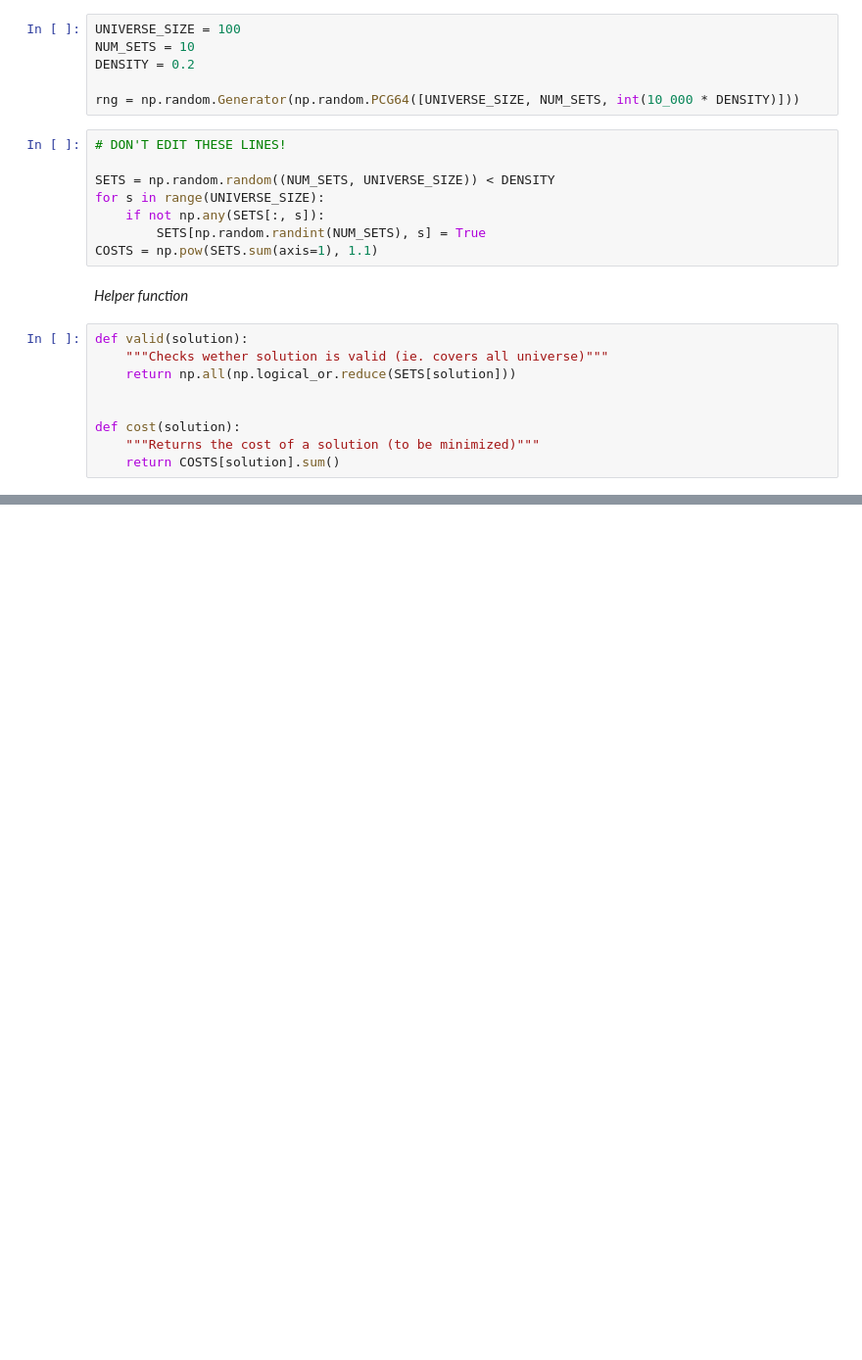
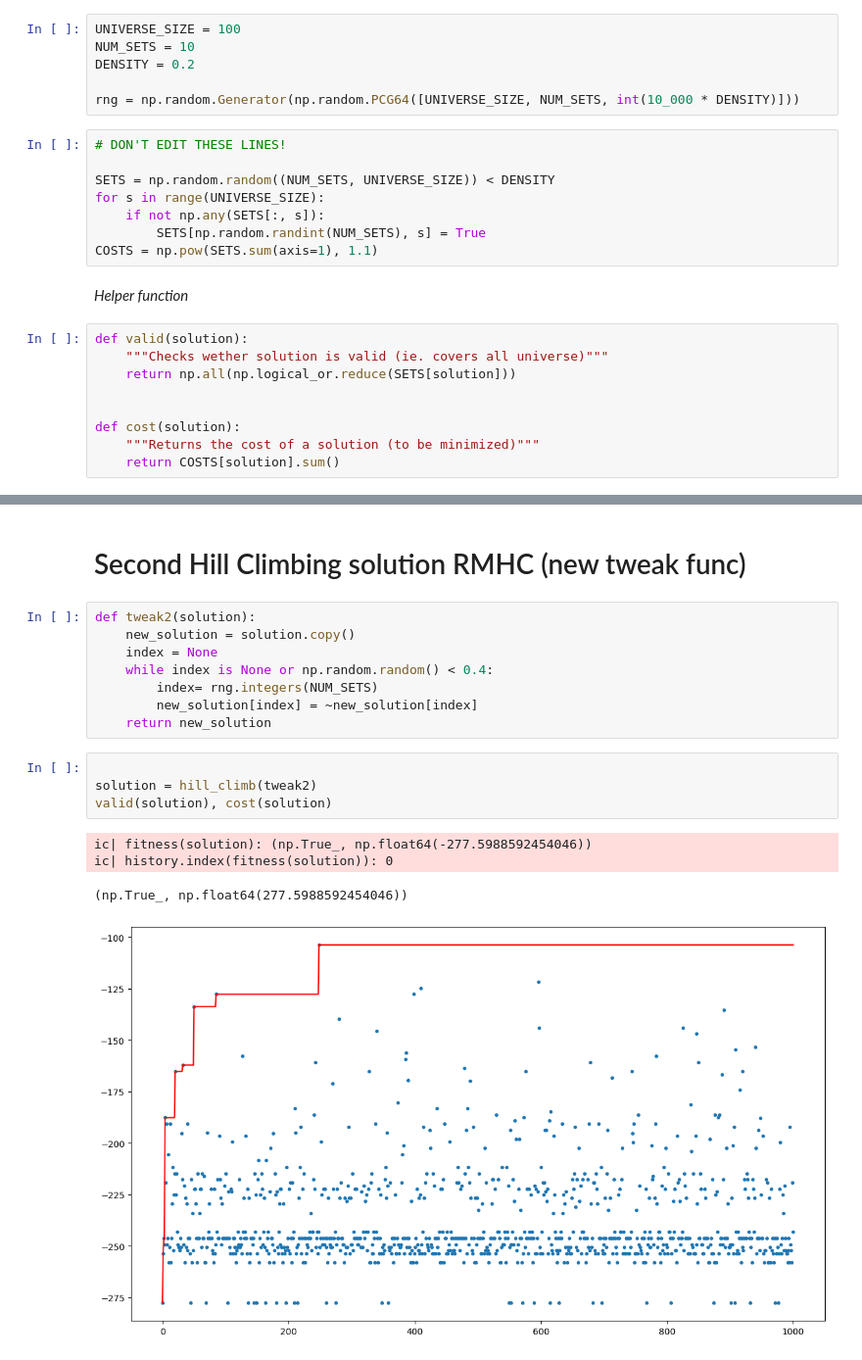
Before and after one commit to Gabriele-Raffaele/CI2024_lab1, a Jupyter notebook: lab1.ipynb, the cells around one changed output, grey strips where cells are left out. Shown: that part at 98% size. Cells and saved outputs as stored; diff of their text form; blank space fills up the shorter version.

```diff
--- a/lab1.ipynb
+++ b/lab1.ipynb
@@ -38,0 +102,19 @@ valid(solution), cost(solution)
+# %% [markdown]
+# Second Hill Climbing solution RMHC (new tweak func)
+# %%
+def tweak2(solution):
+    new_solution = solution.copy()
+    index = None
+    while index is None or np.random.random() < 0.4:
+        index= rng.integers(NUM_SETS)
+        new_solution[index] = ~new_solution[index]
+    return new_solution
+# %%
+
+solution = hill_climb(tweak2)
+valid(solution), cost(solution)
+# %% [output]
+ic| fitness(solution): (np.True_, np.float64(-277.5988592454046))
+ic| history.index(fitness(solution)): 0
+(np.True_, np.float64(277.5988592454046))
+[figure, added]
```
Also changed, not shown: parts of 12 cells of this notebook.
